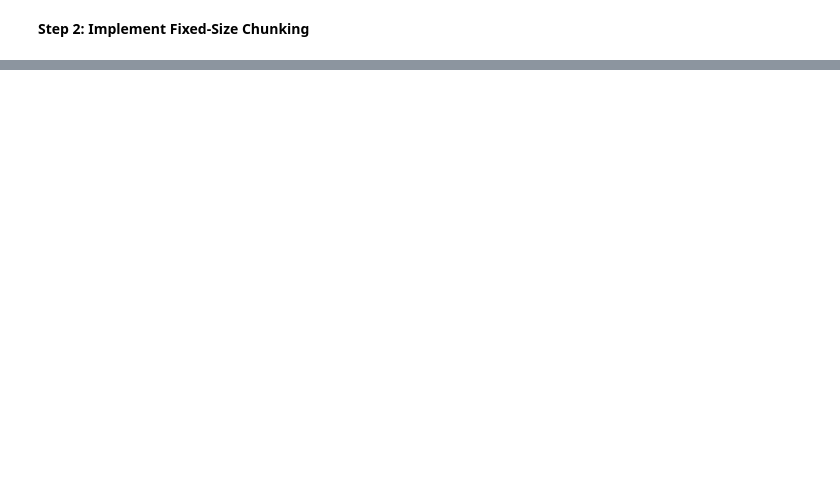
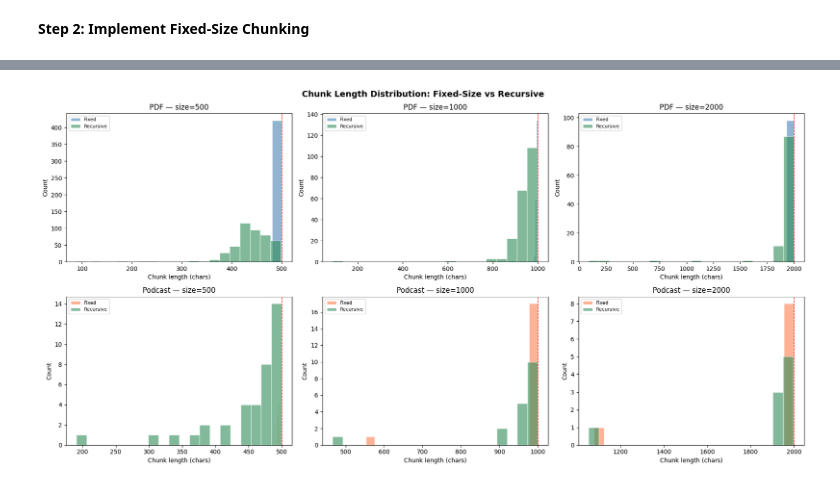
Before and after one commit to dlbosma-hue/bootcamp_env, a Jupyter notebook: LAB_2.04_different_ways2chunck/chunking_strategies.ipynb, the cells around one changed output, grey strips where cells are left out. Saved outputs shown, nothing was run; the diff lists cells and outputs as text; code cells hidden in the pictures; blank space fills up the shorter version.

Commit message:
chunking & rag exercises

```diff
--- a/LAB_2.04_different_ways2chunck/chunking_strategies.ipynb
+++ b/LAB_2.04_different_ways2chunck/chunking_strategies.ipynb
@@ -46,0 +122,5 @@ All libraries imported successfully!
+# %%
+from openai import OpenAI
+
+client = OpenAI()
+print("OpenAI client initialized!")
@@ -46,0 +193,8 @@ All libraries imported successfully!
+# %%
+# Save full transcription to file
+os.makedirs("transcriptions", exist_ok=True)
+output_file = "transcriptions/chunked_transcription.txt"
+with open(output_file, "w", encoding="utf-8") as f:
+    f.write(podcast_text)
+
+print(f"Saved transcription ({len(podcast_text)} characters) to: {output_file}")
@@ -120,0 +938,78 @@ NameError: name 'documents' is not defined
+# %%
+# I love charts!!! — Recursive vs Fixed-Size comparison
+chunk_sizes = [500, 1000, 2000]
+overlap = 50
+
+fig, axes = plt.subplots(2, 3, figsize=(18, 9))
+fig.suptitle("Chunk Length Distribution: Fixed-Size vs Recursive", fontsize=14, fontweight="bold")
+
+for col, size in enumerate(chunk_sizes):
+    fixed = CharacterTextSplitter(chunk_size=size, chunk_overlap=overlap, separator=" ")
+    recursive = RecursiveCharacterTextSplitter(
+        chunk_size=size, chunk_overlap=overlap,
+        separators=["\n\n", "\n", ". ", " ", ""], length_function=len
+    )
+
+    # PDF
+    pdf_fixed_lens = [len(c) for c in fixed.split_text(pdf_text)]
+    pdf_recur_lens = [len(c) for c in recursive.split_text(pdf_text)]
+
+    axes[0, col].hist(pdf_fixed_lens, bins=20, alpha=0.6, color="steelblue", label="Fixed", edgecolor="white")
+    axes[0, col].hist(pdf_recur_lens, bins=20, alpha=0.6, color="seagreen", label="Recursive", edgecolor="white")
+    axes[0, col].axvline(x=size, color="red", linestyle="--", linewidth=1)
+    axes[0, col].set_title(f"PDF — size={size}")
+    axes[0, col].set_xlabel("Chunk length (chars)")
+    axes[0, col].set_ylabel("Count")
+    axes[0, col].legend(fontsize=8)
+
+    # Podcast
+    pod_fixed_lens = [len(c) for c in fixed.split_text(podcast_text)]
+    pod_recur_lens = [len(c) for c in recursive.split_text(podcast_text)]
+
+    axes[1, col].hist(pod_fixed_lens, bins=20, alpha=0.6, color="coral", label="Fixed", edgecolor="white")
+    axes[1, col].hist(pod_recur_lens, bins=20, alpha=0.6, color="seagreen", label="Recursive", edgecolor="white")
+    axes[1, col].axvline(x=size, color="red", linestyle="--", linewidth=1)
+    axes[1, col].set_title(f"Podcast — size={size}")
+    axes[1, col].set_xlabel("Chunk length (chars)")
+    axes[1, col].set_ylabel("Count")
+    axes[1, col].legend(fontsize=8)
+
+plt.tight_layout()
+plt.show()
+
+# Bar chart: mid-sentence break % comparison
+fig, (ax1, ax2) = plt.subplots(1, 2, figsize=(14, 5))
+fig.suptitle("Mid-Sentence Break Rate: Fixed vs Recursive", fontsize=14, fontweight="bold")
+
+x = range(len(chunk_sizes))
+width = 0.35
+
+for ax, label, text in [(ax1, "PDF", pdf_text), (ax2, "Podcast", podcast_text)]:
+    fixed_pcts = []
+    recur_pcts = []
+    for size in chunk_sizes:
+        fc = CharacterTextSplitter(chunk_size=size, chunk_overlap=overlap, separator=" ").split_text(text)
+        rc = RecursiveCharacterTextSplitter(
+            chunk_size=size, chunk_overlap=overlap,
+            separators=["\n\n", "\n", ". ", " ", ""], length_function=len
+        ).split_text(text)
+
+        fixed_pcts.append(sum(1 for c in fc if not c.rstrip().endswith(('.', '!', '?', '\n'))) / len(fc) * 100)
+        recur_pcts.append(sum(1 for c in rc if not c.rstrip().endswith(('.', '!', '?', '\n'))) / len(rc) * 100)
+
+    b1 = ax.bar([i - width/2 for i in x], fixed_pcts, width, label="Fixed", color="steelblue")
+    b2 = ax.bar([i + width/2 for i in x], recur_pcts, width, label="Recursive", color="seagreen")
+    ax.set_xlabel("Chunk Size")
+    ax.set_ylabel("Mid-Sentence Breaks (%)")
+    ax.set_title(label)
+    ax.set_xticks(list(x))
+    ax.set_xticklabels([str(s) for s in chunk_sizes])
+    ax.set_ylim(0, 105)
+    ax.legend()
+    ax.bar_label(b1, fmt="%.0f%%", padding=3, fontsize=8)
+    ax.bar_label(b2, fmt="%.0f%%", padding=3, fontsize=8)
+
+plt.tight_layout()
+plt.show()
+# %% [output]
+[figure, added]
```
Also changed, not shown: parts of 47 cells of this notebook, 53 other files.
